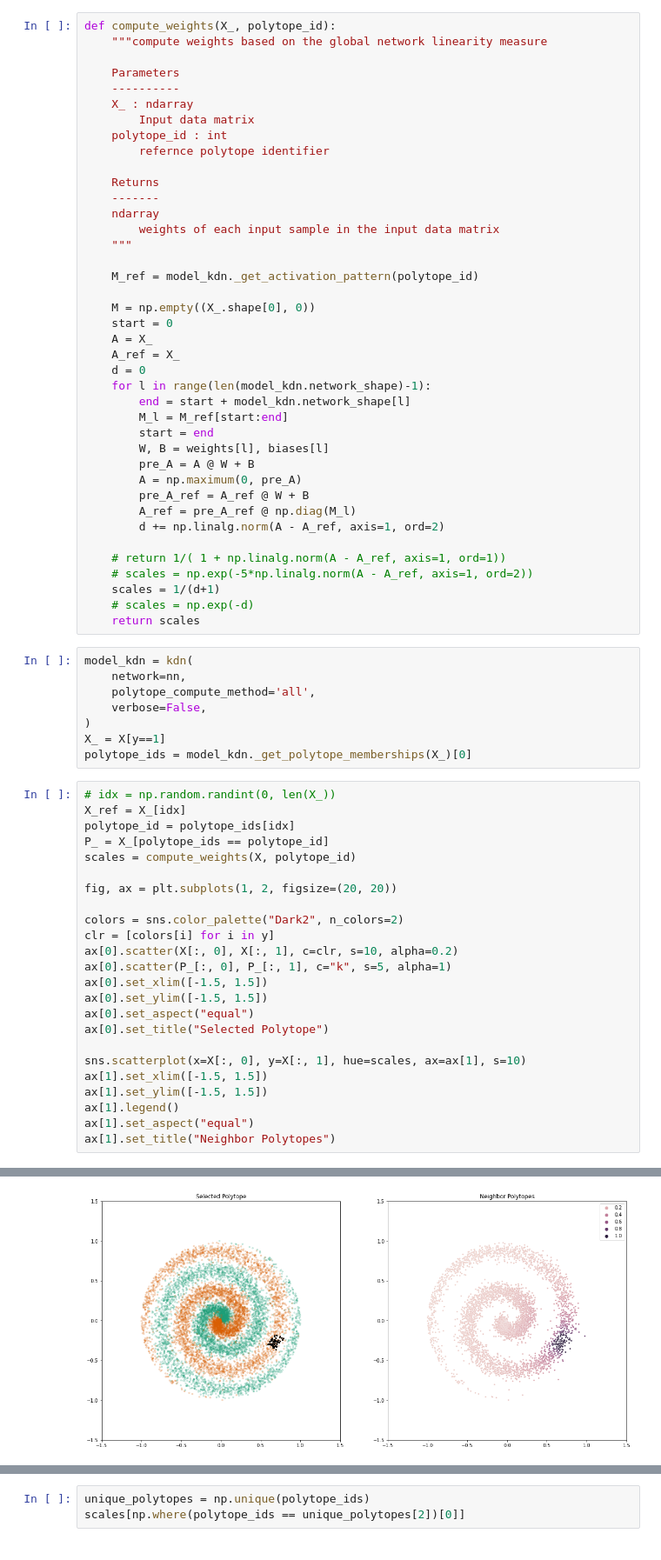
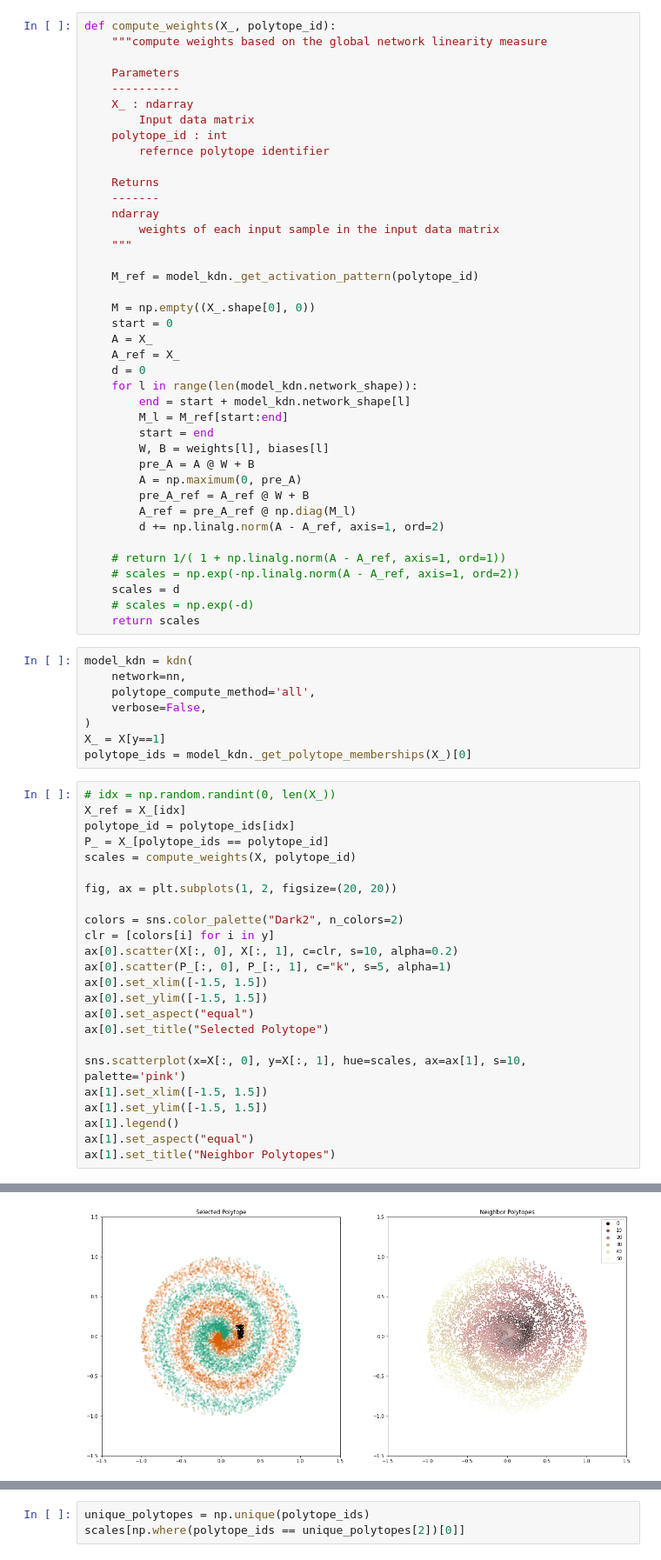
Before and after one commit to Laknath1996/kdg, a Jupyter notebook: dev/poytope_visualization.ipynb, the cells around one changed output, grey strips where cells are left out. Shown at 87% size. Saved outputs shown, nothing was run; the diff lists cells and outputs as text.

```diff
--- a/dev/poytope_visualization.ipynb
+++ b/dev/poytope_visualization.ipynb
@@ -911,7 +911,7 @@ def compute_weights(X_, polytope_id):
     A = X_
     A_ref = X_
     d = 0
-    for l in range(len(model_kdn.network_shape)-1):
+    for l in range(len(model_kdn.network_shape)):
         end = start + model_kdn.network_shape[l]
         M_l = M_ref[start:end]
         start = end
@@ -923,8 +923,8 @@ def compute_weights(X_, polytope_id):
         d += np.linalg.norm(A - A_ref, axis=1, ord=2)
 
     # return 1/( 1 + np.linalg.norm(A - A_ref, axis=1, ord=1))
-    # scales = np.exp(-5*np.linalg.norm(A - A_ref, axis=1, ord=2))
-    scales = 1/(d+1)
+    # scales = np.exp(-np.linalg.norm(A - A_ref, axis=1, ord=2))
+    scales = d
     # scales = np.exp(-d)
     return scales
 # %%
@@ -938,27 +938,27 @@ polytope_ids = model_kdn._get_polytope_memberships(X_)[0]
 # %%
 # idx = np.random.randint(0, len(X_))
 X_ref = X_[idx]
 polytope_id = polytope_ids[idx]
 P_ = X_[polytope_ids == polytope_id]
 scales = compute_weights(X, polytope_id)
 
 fig, ax = plt.subplots(1, 2, figsize=(20, 20))
 
 colors = sns.color_palette("Dark2", n_colors=2)
 clr = [colors[i] for i in y]
 ax[0].scatter(X[:, 0], X[:, 1], c=clr, s=10, alpha=0.2)
 ax[0].scatter(P_[:, 0], P_[:, 1], c="k", s=5, alpha=1)
 ax[0].set_xlim([-1.5, 1.5])
 ax[0].set_ylim([-1.5, 1.5])
 ax[0].set_aspect("equal")
 ax[0].set_title("Selected Polytope")
 
-sns.scatterplot(x=X[:, 0], y=X[:, 1], hue=scales, ax=ax[1], s=10)
+sns.scatterplot(x=X[:, 0], y=X[:, 1], hue=scales, ax=ax[1], s=10, palette='pink')
 ax[1].set_xlim([-1.5, 1.5])
 ax[1].set_ylim([-1.5, 1.5])
 ax[1].legend()
 ax[1].set_aspect("equal")
 ax[1].set_title("Neighbor Polytopes")
 # %% [output]
 Text(0.5, 1.0, 'Neighbor Polytopes')
-[figure, old version]
+[figure, new version]
```
Also changed, not shown: parts of 3 cells of this notebook, 1 other file.
